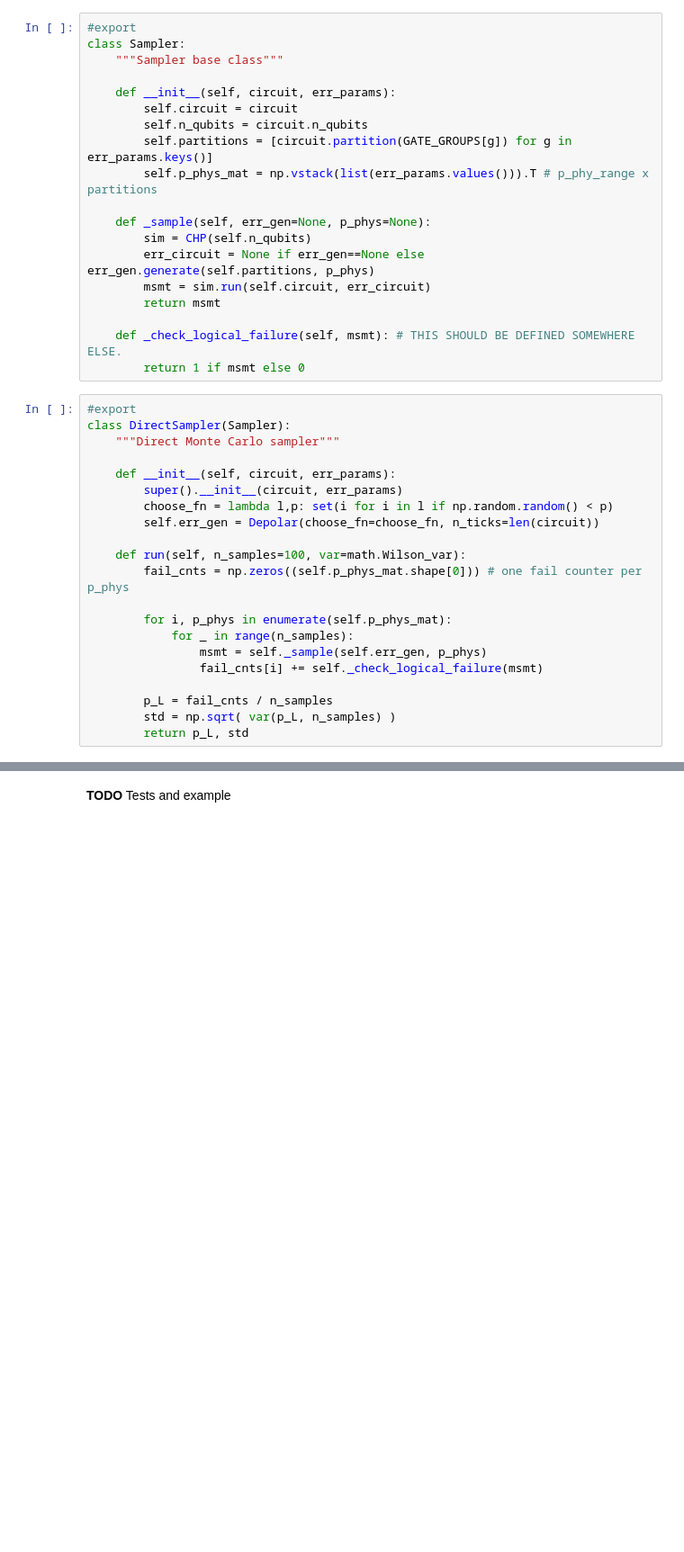
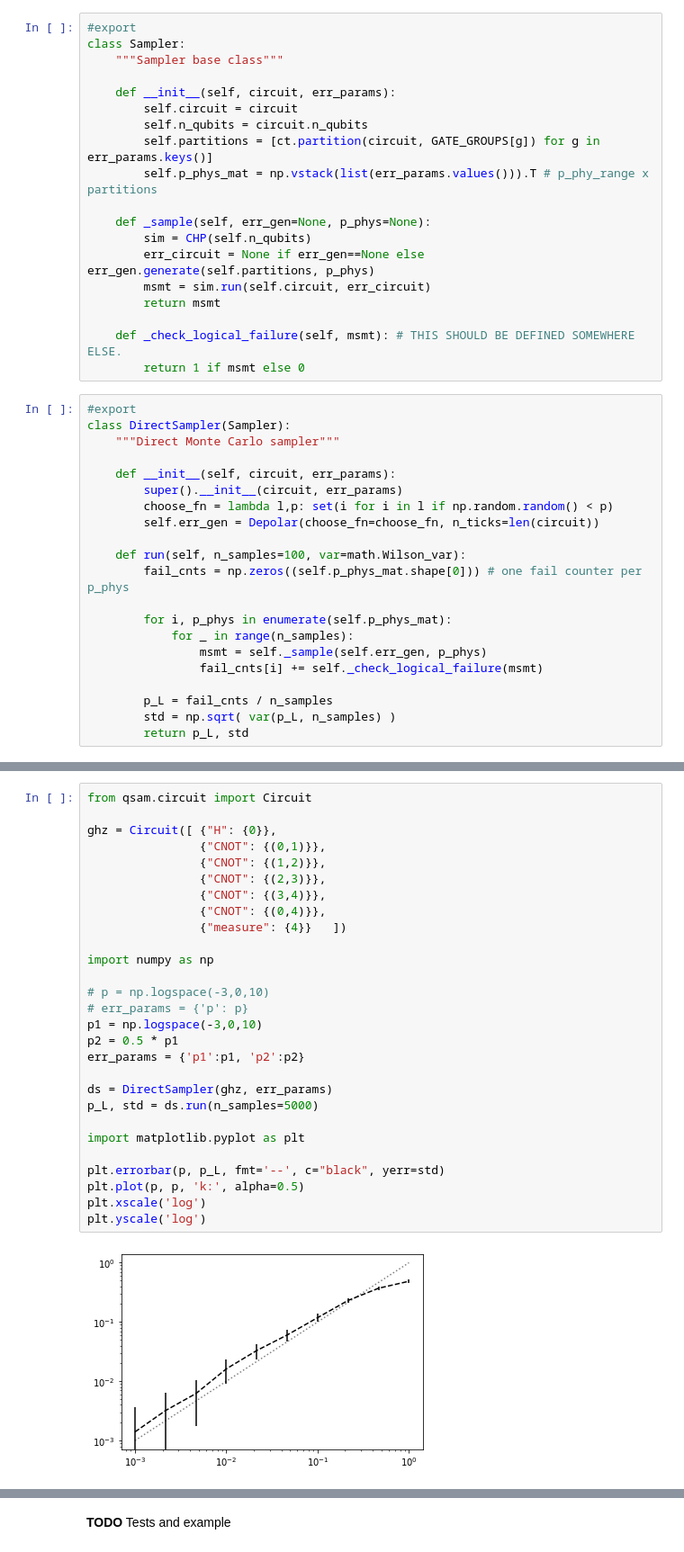
Before and after one commit to dpwinter/qsample, a Jupyter notebook: 07_samplers.ipynb, the cells around one changed output, grey strips where cells are left out. Shown at 90% size. Drawn from its saved outputs; the diff is of its cells as text; blank space fills up the shorter version.

Commit message:
samplers work

```diff
--- a/07_samplers.ipynb
+++ b/07_samplers.ipynb
@@ -31,7 +34,7 @@ class Sampler:
     def __init__(self, circuit, err_params):
         self.circuit = circuit
         self.n_qubits = circuit.n_qubits
-        self.partitions = [circuit.partition(GATE_GROUPS[g]) for g in err_params.keys()]
+        self.partitions = [ct.partition(circuit, GATE_GROUPS[g]) for g in err_params.keys()]
         self.p_phys_mat = np.vstack(list(err_params.values())).T # p_phy_range x partitions
 
     def _sample(self, err_gen=None, p_phys=None):
@@ -66,3 +71,33 @@ class DirectSampler(Sampler):
+# %%
+from qsam.circuit import Circuit
+
+ghz = Circuit([ {"H": {0}},
+                {"CNOT": {(0,1)}},
+                {"CNOT": {(1,2)}},
+                {"CNOT": {(2,3)}},
+                {"CNOT": {(3,4)}},
+                {"CNOT": {(0,4)}},
+                {"measure": {4}}   ])
+
+import numpy as np
+
+# p = np.logspace(-3,0,10)
+# err_params = {'p': p}
+p1 = np.logspace(-3,0,10)
+p2 = 0.5 * p1
+err_params = {'p1':p1, 'p2':p2}
+
+ds = DirectSampler(ghz, err_params)
+p_L, std = ds.run(n_samples=5000)
+
+import matplotlib.pyplot as plt
+
+plt.errorbar(p, p_L, fmt='--', c="black", yerr=std)
+plt.plot(p, p, 'k:', alpha=0.5)
+plt.xscale('log')
+plt.yscale('log')
+# %% [output]
+[figure, added]
 # %%
 #export
 class SubsetSampler(Sampler):
```
Also changed, not shown: parts of 6 cells of this notebook, 14 other files.
